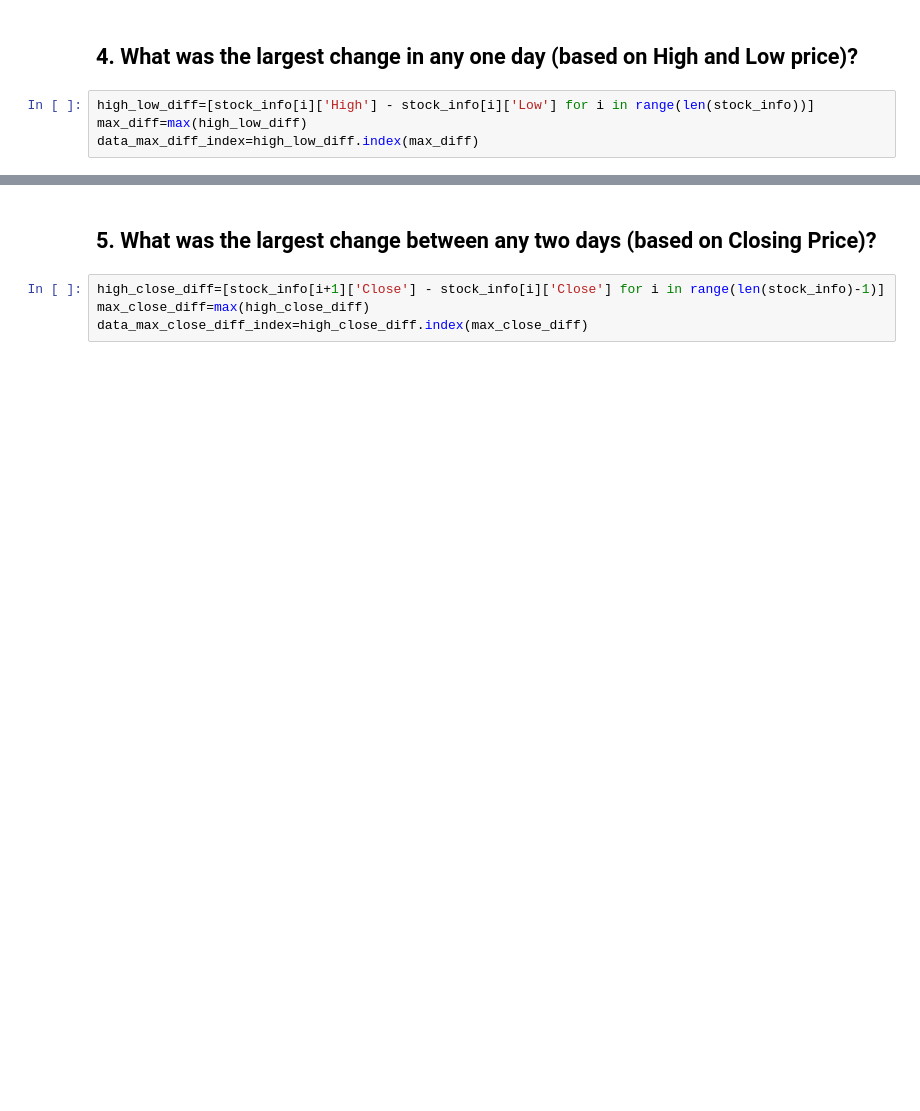
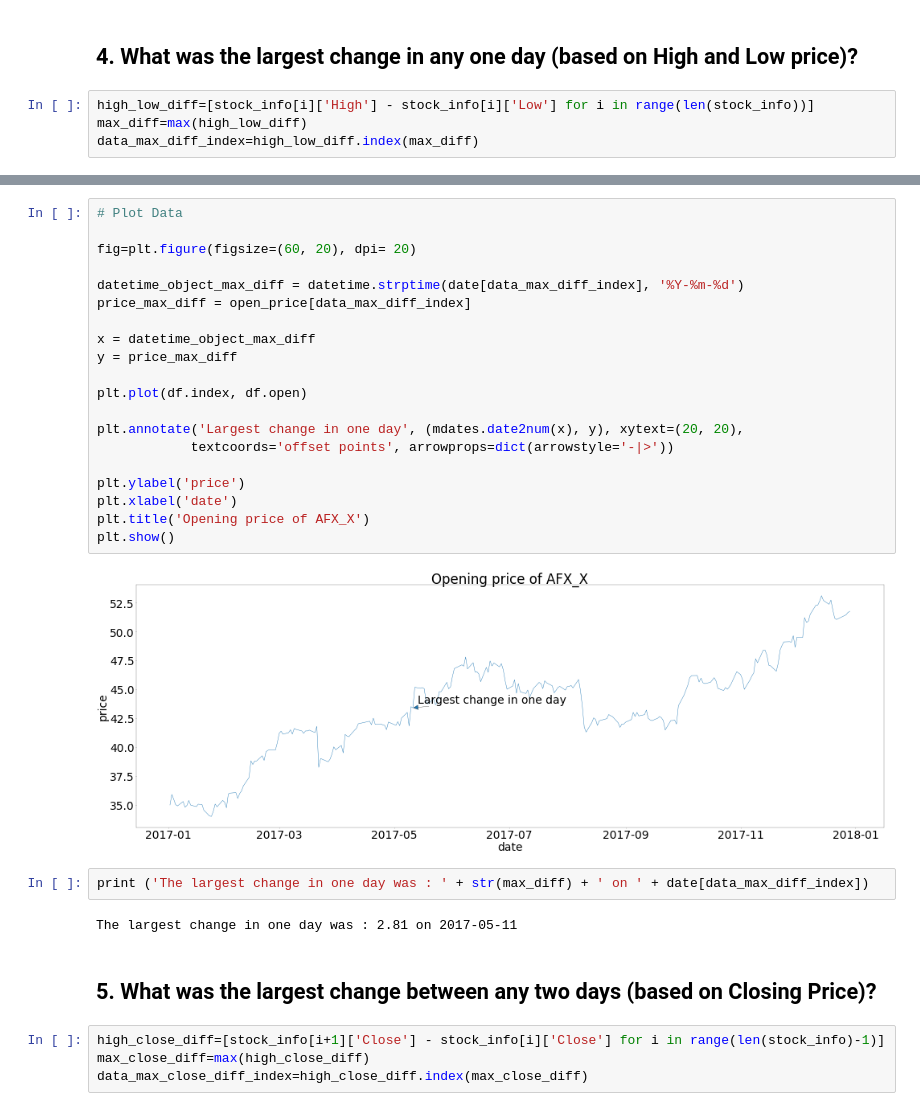
Before and after one commit to ZOvanesyan/Springboard, a Jupyter notebook: API/api_data_wrangling_mini_project.ipynb, the cells around one changed output, grey strips where cells are left out. Saved outputs shown, nothing was run; the diff lists cells and outputs as text; blank space fills up the shorter version.

```diff
--- a/API/api_data_wrangling_mini_project.ipynb
+++ b/API/api_data_wrangling_mini_project.ipynb
@@ -152,3 +187,29 @@ print (date[data_max_diff_index], max_diff)
+# %%
+# Plot Data
+
+fig=plt.figure(figsize=(60, 20), dpi= 20)
+
+datetime_object_max_diff = datetime.strptime(date[data_max_diff_index], '%Y-%m-%d')
+price_max_diff = open_price[data_max_diff_index]
+
+x = datetime_object_max_diff
+y = price_max_diff
+
+plt.plot(df.index, df.open)
+
+plt.annotate('Largest change in one day', (mdates.date2num(x), y), xytext=(20, 20),
+            textcoords='offset points', arrowprops=dict(arrowstyle='-|>'))
+
+plt.ylabel('price')
+plt.xlabel('date')
+plt.title('Opening price of AFX_X')
+plt.show()
+# %% [output]
+[figure, added]
+# %%
+print ('The largest change in one day was : ' + str(max_diff) + ' on ' + date[data_max_diff_index])
+# %% [output]
+The largest change in one day was : 2.81 on 2017-05-11
 # %% [markdown]
 ## 5. What was the largest change between any two days (based on Closing Price)?
 # %%
```
Also changed, not shown: parts of 9 cells of this notebook.
